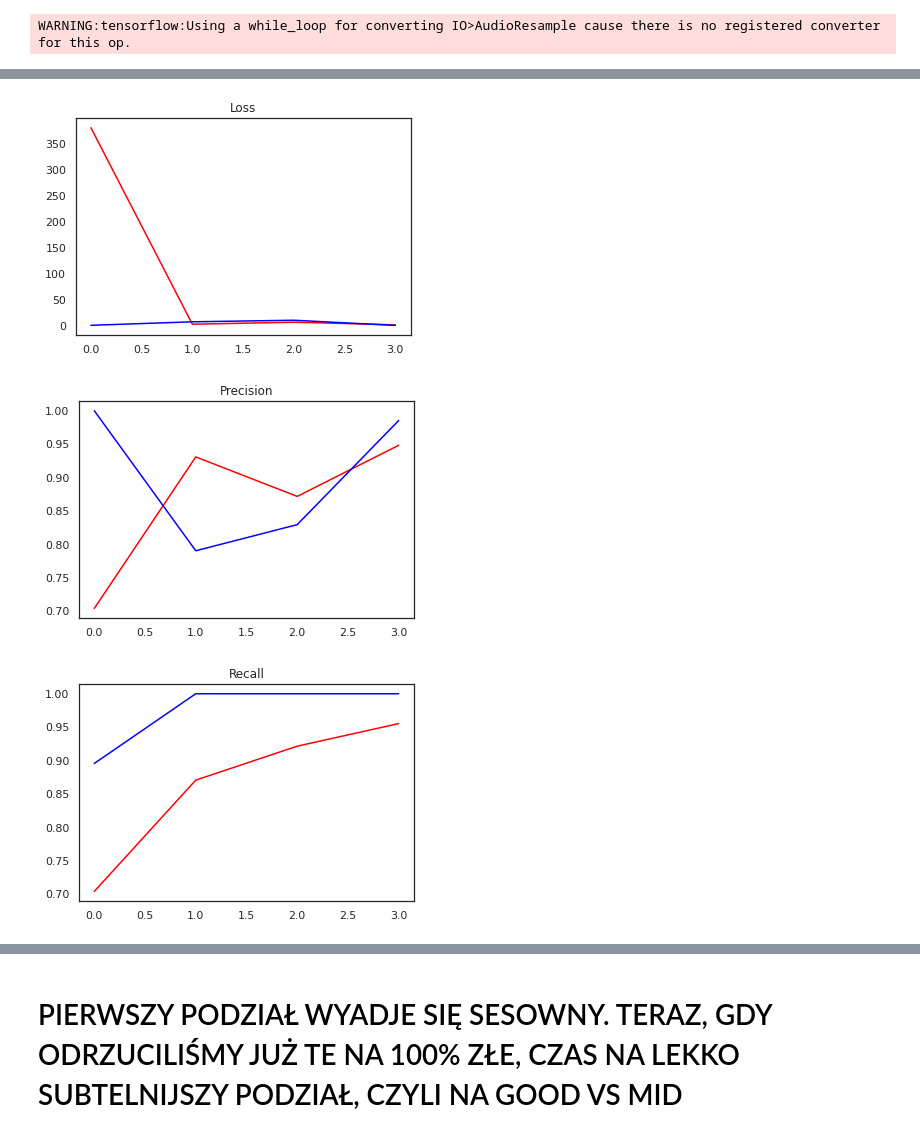
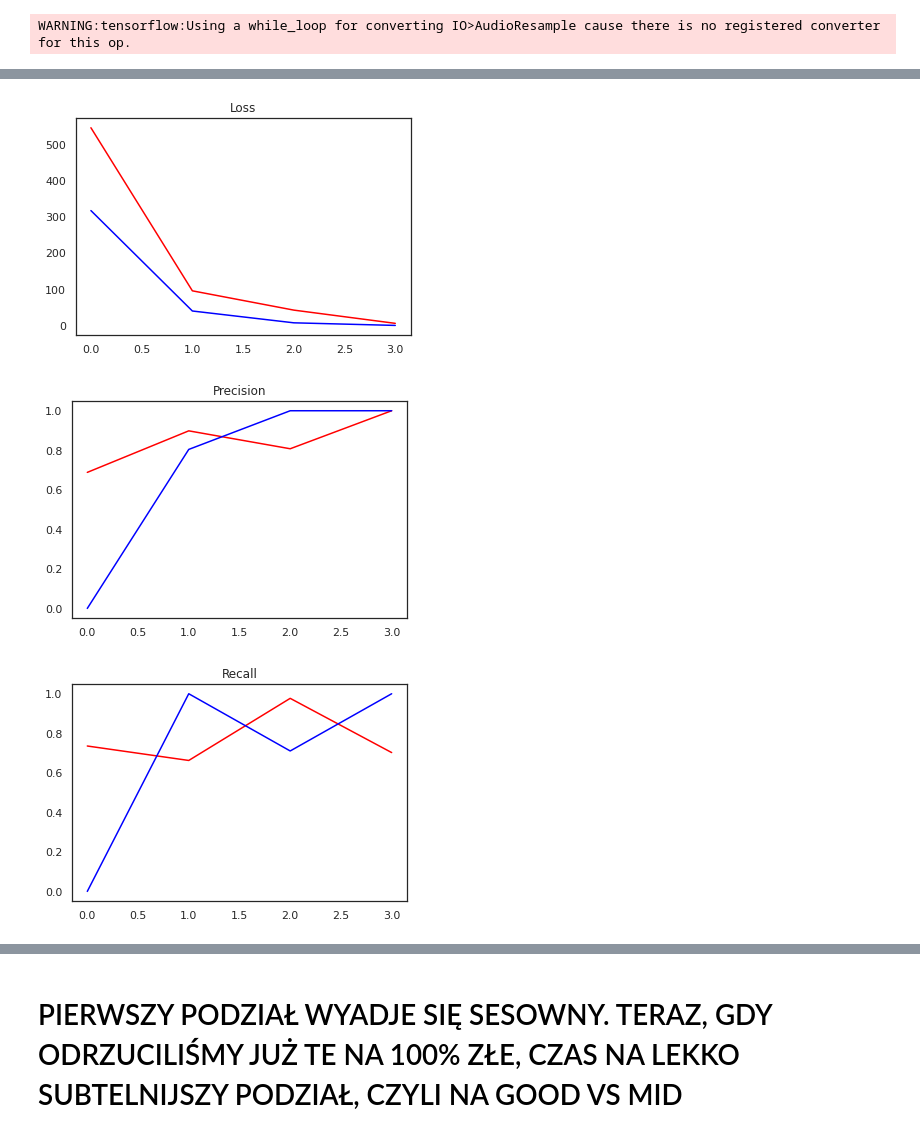
Before and after one commit to pawelszajwaj/Segregation, a Jupyter notebook: Main.ipynb, the cells around one changed output, grey strips where cells are left out. Saved outputs shown, nothing was run; the diff lists cells and outputs as text; code cells hidden in the pictures.

```diff
--- a/Main.ipynb
+++ b/Main.ipynb
@@ -347,6 +356,6 @@ datavar1 = datavar1.prefetch(8)
 WARNING:tensorflow:Using a while_loop for converting IO>AudioResample cause there is no registered converter for this op.
 # %%
 print(len(datavar1))
-train = datavar1.take(13)
-test = datavar1.skip(13).take(7)
+train = datavar1.take(8)
+test = datavar1.skip(8).take(4)
 # %% [output]
@@ -354,6 +363,6 @@ test = datavar1.skip(13).take(7)
 # %%
 modelvar1 = Sequential()
-modelvar1.add(Conv2D(16, (3,3), activation='relu', input_shape=(188, 128, 1)))
+modelvar1.add(Conv2D(16, (3,3), activation='relu', input_shape=(313, 128, 1)))
 modelvar1.add(Conv2D(16, (3,3), activation='relu'))
 modelvar1.add(Flatten())
 modelvar1.add(Dense(128, activation='relu'))
@@ -399,21 +408,21 @@ plt.plot(histvar1.history['loss'], 'r')
 plt.plot(histvar1.history['val_loss'],'b')
 plt.show()
 # %% [output]
-[figure, old version]
+[figure, new version]
 # %%
 plt.title("Precision")
-plt.plot(histvar1.history['precision_1'], 'r')
-plt.plot(histvar1.history['val_precision_1'],'b')
+plt.plot(histvar1.history['precision_3'], 'r')
+plt.plot(histvar1.history['val_precision_3'],'b')
 plt.show()
 # %% [output]
-[figure, old version]
+[figure, new version]
 # %%
 plt.title("Recall")
-plt.plot(histvar1.history['recall_1'], 'r')
-plt.plot(histvar1.history['val_recall_1'],'b')
+plt.plot(histvar1.history['recall_3'], 'r')
+plt.plot(histvar1.history['val_recall_3'],'b')
 plt.show()
 # %% [output]
-[figure, old version]
+[figure, new version]
 # %%
 X_test, y_test = test.as_numpy_iterator().next()
 # %%
```
Also changed, not shown: parts of 38 cells of this notebook.
